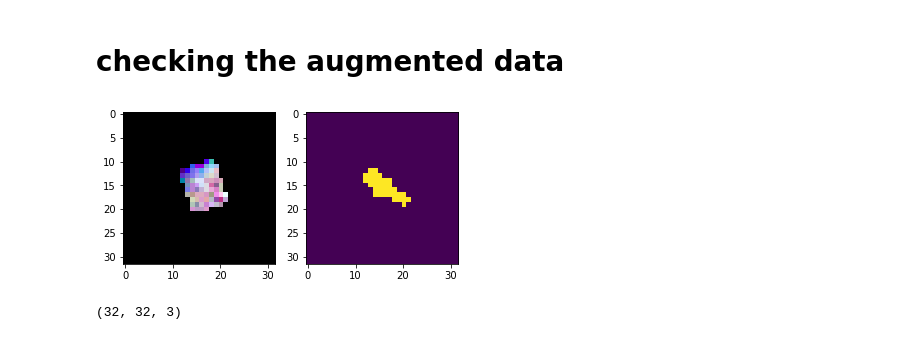
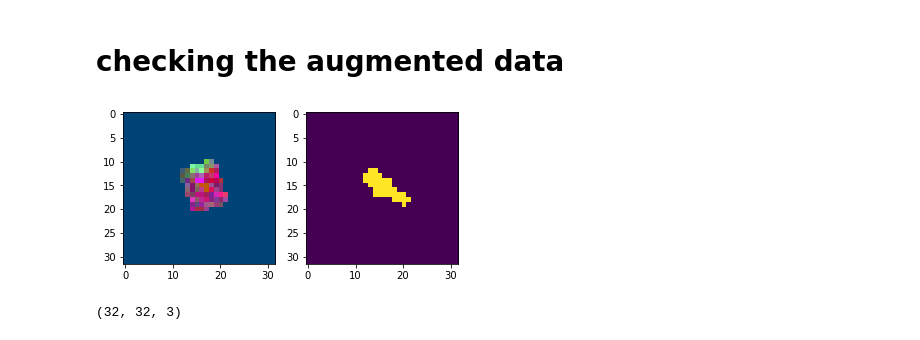
Before and after one commit to PMBio/spava, a Jupyter notebook: 022_first_lightning_cvae_debugging.ipynb, the cells around one changed output. Cells and saved outputs as stored; diff of their text form; code cells hidden in the pictures.

```diff
--- a/022_first_lightning_cvae_debugging.ipynb
+++ b/022_first_lightning_cvae_debugging.ipynb
@@ -29,26 +29,32 @@ from torch import nn
 # %%
 %matplotlib inline
 val_ds = RGBCells('validation', augment=True, aggressive_rotation=True)
 n = len(val_ds)
 i = random.randrange(0, n)
 data = val_ds[i]
 ome = data[0]
 mask = data[1]
 ome = ome.permute(1, 2, 0).numpy()
 mask = mask.permute(1, 2, 0).numpy().astype(np.bool)
 def scale(x):
     a = np.amin(x, axis=(0, 1))
     b = np.amax(x, axis=(0, 1))
     return (x - a) / (b - a)
+from sklearn.decomposition import PCA
+reducer = PCA(3)
+old_shape = ome.shape
+ome = ome.reshape((-1, old_shape[-1]))
+ome = reducer.fit_transform(ome)
+ome.shape = (old_shape[0], old_shape[1], 3)
 ome = scale(ome)
 axes = plt.subplots(1, 2)[1].flatten()
 ax = axes[0]
 ax.imshow(ome)
 ax = axes[1]
 ax.imshow(mask)
 plt.show()
 # %% [output]
-[figure, old version]
+[figure, new version]
 # %%
 mask.shape
 np.tile(mask, (1, 1, 3)).shape
```
Also changed, not shown: parts of 29 cells of this notebook, 3 other files.
